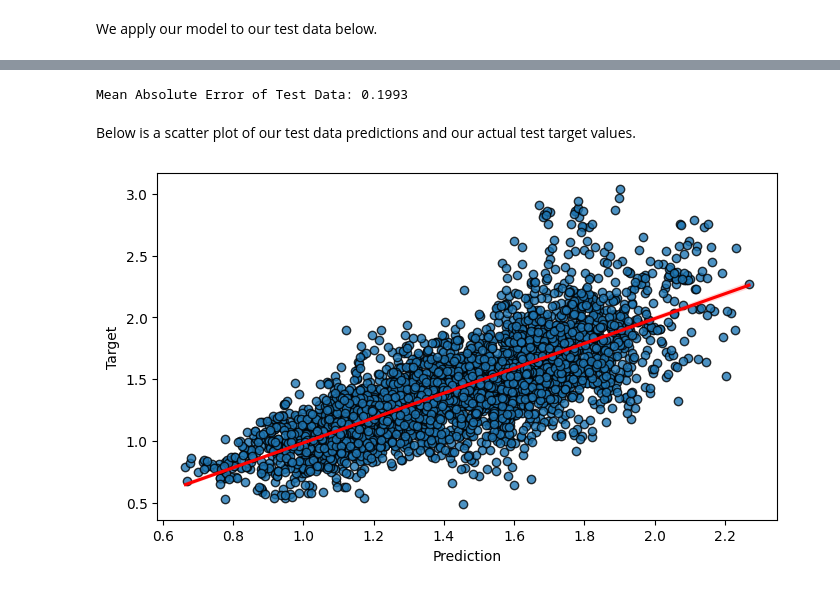
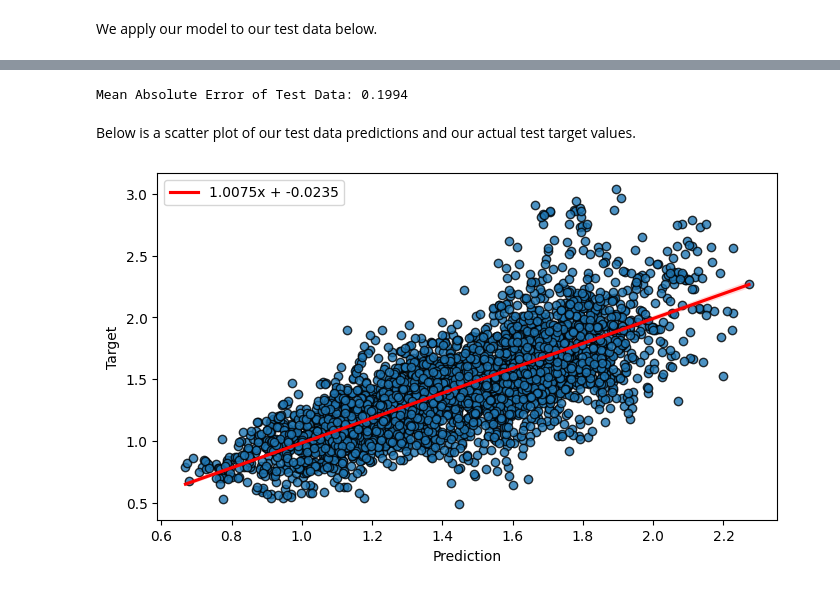
Before and after one commit to jackburbidge/portfolio, a Jupyter notebook: Avocado_TensorFlow_Linear.ipynb, the cells around one changed output, grey strips where cells are left out. Drawn from its saved outputs; the diff is of its cells as text; code cells hidden in the pictures.

Commit message:
Working on MCMC Model

```diff
--- a/Avocado_TensorFlow_Linear.ipynb
+++ b/Avocado_TensorFlow_Linear.ipynb
@@ -206,5 +206,5 @@ Next, we instantiate an initial model to ensure that our create_model function i
 tf.keras.utils.set_random_seed(12)
 learning_rate = .1
 model = create_model(learning_rate)
-model.fit(X_train_norm, y_train_norm, epochs=300, batch_size=50)
+model.fit(X_train_norm, y_train_norm, epochs=50, batch_size=50)
 # %% [output]
@@ -229,9 +229,9 @@ Epoch 300/300
 # %% [markdown]
 Here are the different hyperparameter values that we will optimize the model to.
 # %%
-parameters = {'learning_rate' : [.1, .01, .001, .0001],
-              'epochs' : [50, 100, 200, 300],
-              'batch_size' : [0.0, 0.2, 0.4]
+parameters = {'learning_rate' : [.1, .01, .001, .0001, .00001],
+              'epochs' : [50, 75, 100, 150, 200],
+              'batch_size' : [0.0, 0.1, 0.2, 0.3, 0.4]
 }
 # %% [markdown]
 We run a grid search to find the best hyperparameters. We will evaluate a model's fit by its accuracy on our validation set.
@@ -360,15 +347,20 @@ results_test.head()
 # %%
 print('Mean Absolute Error of Test Data: %.4f' % abs(results_test['Difference']).mean())
 # %% [output]
-Mean Absolute Error of Test Data: 0.1993
+Mean Absolute Error of Test Data: 0.1994
 # %% [markdown]
 Below is a scatter plot of our test data predictions and our actual test target values.
 # %%
 plt.figure(figsize=[8,4.5])
-sns.regplot(x=results_test['Prediction'], y=results_test['Target'], scatter_kws=dict(edgecolor='Black'), line_kws=dict(color='Red'))
+reg = ss.linregress(x=results_test['Prediction'], y=results_test['Target'])
+sns.regplot(x=results_test['Prediction'],
+            y=results_test['Target'],
+            scatter_kws=dict(edgecolor='Black'),
+            line_kws=dict(color='Red', label='%.4fx + %.4f' % (reg.slope, reg.intercept)))
+plt.legend()
 plt.show()
 # %% [output]
-[figure, old version]
+[figure, new version]
 # %%
 preds_train = model.predict(X_train_norm)
 results_train = pd.DataFrame({'Target_Norm' : np.array(y_train_norm).T[0], 'Prediction_Norm' : preds_train.T[0]})
```
Also changed, not shown: parts of 10 cells of this notebook, 2 other files.
